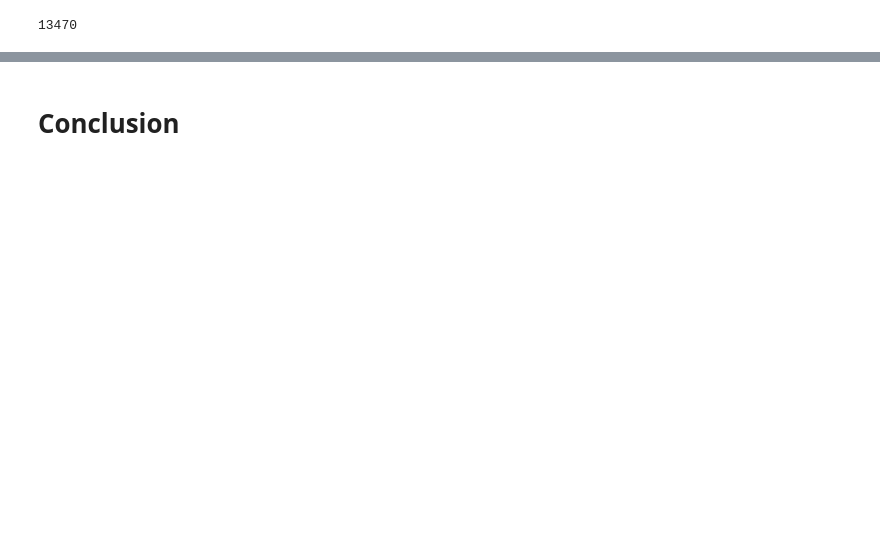
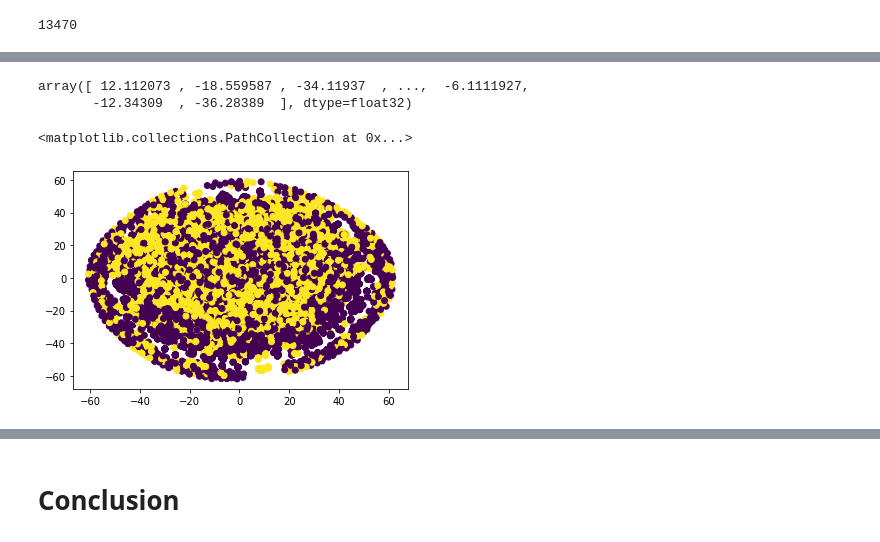
Before and after one commit to EddyEdzwan/StopFAIke, a Jupyter notebook: notebooks/Eddy_LDA_Bisaillon.ipynb, the cells around one changed output, grey strips where cells are left out. Saved outputs shown, nothing was run; the diff lists cells and outputs as text; code cells hidden in the pictures; blank space fills up the shorter version.

```diff
--- a/notebooks/Eddy_LDA_Bisaillon.ipynb
+++ b/notebooks/Eddy_LDA_Bisaillon.ipynb
@@ -314,0 +300,6 @@ len(preds_transformed)
+# %%
+tsne = TSNE(n_components=2)
+
+reduced_dims = tsne.fit_transform(train_text)
+
+reduced_dims.shape
@@ -314,0 +318,10 @@ len(preds_transformed)
+# %%
+reduced_dims[:, 0]
+# %% [output]
+array([ 12.112073 , -18.559587 , -34.11937  , ...,  -6.1111927,
+       -12.34309  , -36.28389  ], dtype=float32)
+# %%
+plt.scatter(reduced_dims[:, 0], reduced_dims[:, 1], c=y_train)
+# %% [output]
+<matplotlib.collections.PathCollection at 0x...>
+[figure, added]
```
Also changed, not shown: parts of 19 cells of this notebook.
